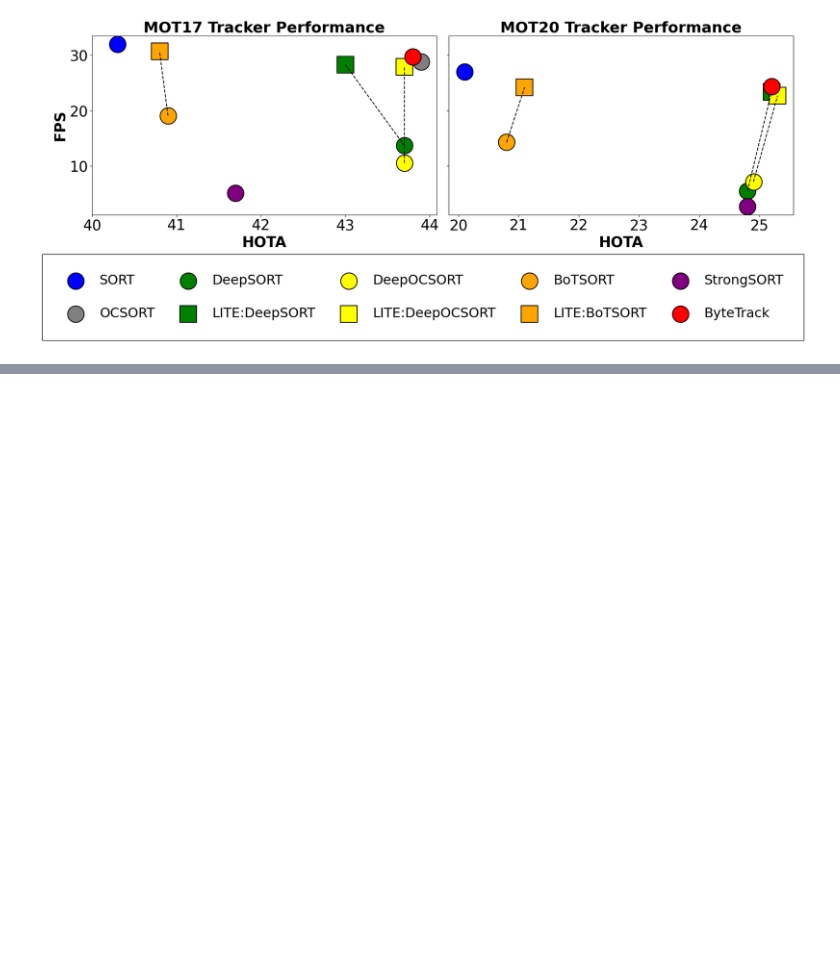
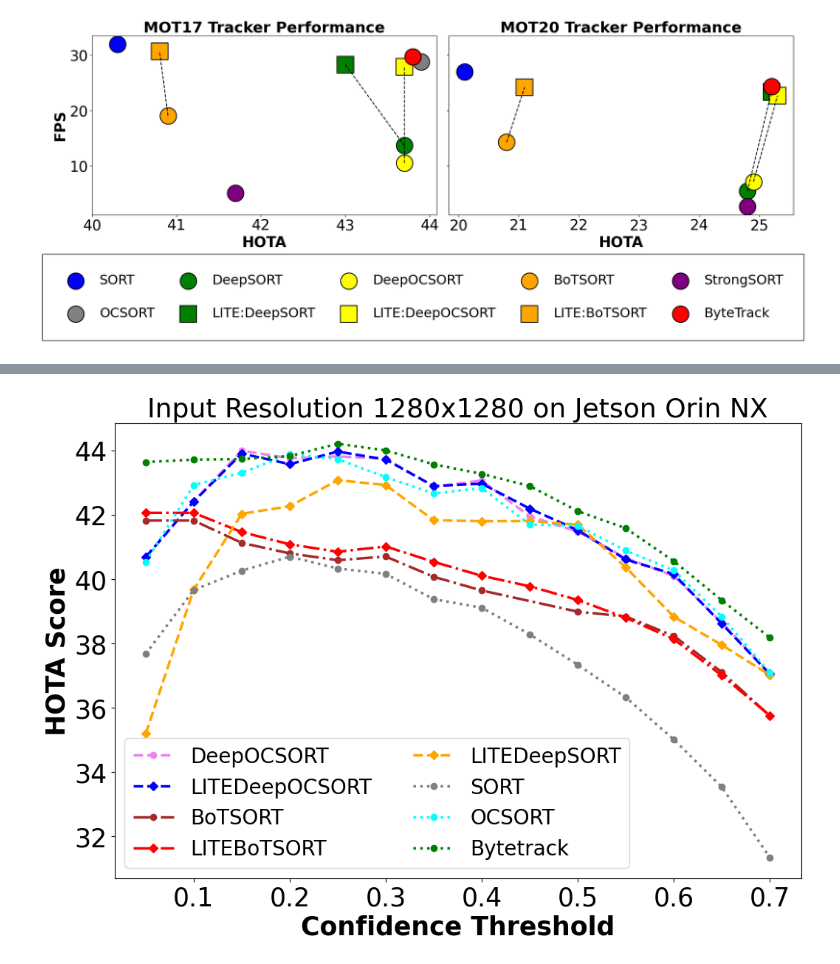
Before and after one commit to Jumabek/LITE, a Jupyter notebook: notebooks/visualize.ipynb, the cells around one changed output, grey strips where cells are left out. Drawn from its saved outputs; the diff is of its cells as text; code cells hidden in the pictures; blank space fills up the shorter version.

Commit message:
merge visualize notebooks

```diff
--- a/notebooks/visualize.ipynb
+++ b/notebooks/visualize.ipynb
@@ -213,0 +216,94 @@ plt.show()
+# %%
+import os
+import re
+import matplotlib.pyplot as plt
+
+imgsz = 1280
+
+# Define the directory path
+base_dir = f'MOT17-train_{imgsz}_evaluated'
+
+# List of trackers with their line styles and colors
+tracker_styles = {
+    "DeepOCSORT": {"line_style": '--', "color": 'violet'},   # Purple
+    "LITEDeepOCSORT": {"line_style": '--', "color": 'b'},  # Orange
+    "BoTSORT": {"line_style": '-.', "color": 'brown'},          # Red
+    "LITEBoTSORT": {"line_style": '-.', "color": 'r'},   # Brown
+    "LITEDeepSORT": {"line_style": '--', "color": 'orange'},   # Gray
+    "SORT": {"line_style": ':', "color": 'gray'},               # Blue
+    "OCSORT": {"line_style": ':', "color": 'cyan'},        # Cyan
+    "Bytetrack": {"line_style": ':', "color": 'g'},        # Green
+    # "StrongSORT": {"line_style": ':', "color": 'magenta'}, # Magenta
+}
+
+# Dictionary to store confidence values and HOTA scores for each tracker
+tracker_data = {key: {"conf": [], "hota": []} for key in tracker_styles.keys()}
+
+# Loop through each folder in the base directory
+for folder in os.listdir(base_dir):
+    folder_path = os.path.join(base_dir, folder)
+
+    # Skip if not a directory
+    if not os.path.isdir(folder_path):
+        continue
+
+    # Check if the folder matches any of the tracker names
+    for tracker in tracker_styles.keys():
+        if re.match(rf'^{tracker}__input_{imgsz}__conf_\d+\.\d+$', folder):
+            # Extract confidence value from the folder name
+            match = re.search(r'conf_(\d+\.\d+)', folder)
+            if match:
+                conf = float(match.group(1))
+
+                # Path to pedestrian_summary.txt
+                summary_file = os.path.join(folder_path, 'pedestrian_summary.txt')
+
+                # Check if the file exists
+                if os.path.isfile(summary_file):
+                    # Read the file and get the HOTA value
+                    with open(summary_file, 'r') as f:
+                        f.readline()  # Skip the header line
+                        line = f.readline().strip()  # Read the values line
+
+                        # Split the line by spaces and take the first value as HOTA
+                        try:
+                            hota = float(line.split()[0])
+                            # Append confidence and HOTA to the tracker's lists
+                            tracker_data[tracker]["conf"].append(conf)
+                            tracker_data[tracker]["hota"].append(hota)
+                        except ValueError as e:
+                            print(f"Error reading HOTA in {summary_file}: {e}")
+            break  # Stop checking other trackers if a match is found
+
+# Plot HOTA vs. Confidence for all trackers in one plot
+plt.figure(figsize=(12, 8))
+
+# Plot each tracker with its specified line style and color
+for tracker, data in tracker_data.items():
+    if data["conf"] and data["hota"]:  # Check if there's data to plot
+        # Sort data by confidence values
+        sorted_data = sorted(zip(data["conf"], data["hota"]))
+        conf_values, hota_values = zip(*sorted_data)
+
+        # Get line style and color from the tracker styles
+        line_style = tracker_styles[tracker]["line_style"]
+        color = tracker_styles[tracker]["color"]
+        if 'LITE' in tracker:
+            marker = 'D'
+        else:
+            marker = 'o'
+        plt.plot(conf_values, hota_values, marker=marker, linestyle=line_style, color=color, label=tracker, linewidth=2.5)
+        # plt.yticks([30, 31, 32, 33, 34, 35, 36, 37, 38, 39, 40, 41, 42])
+
+# Add labels, title, legend, and grid
+plt.xlabel('Confidence Threshold', fontsize=25, weight='bold')
+plt.ylabel('HOTA Score', fontsize=25, weight='bold')
+plt.xticks(fontsize=25)  # Adjust x-axis font size
+plt.yticks(fontsize=25)  # Adjust y-axis font size
+plt.title(f'Input Resolution {imgsz}x{imgsz} on Jetson Orin NX', fontsize=26)
+plt.legend(fontsize=20, ncol=2)
+# save the plot
+plt.savefig(f'hota_vs_conf_input_{imgsz}_MOT17.png')
+plt.show()
+# %% [output]
+[figure, added]
```
Also changed, not shown: parts of 6 cells of this notebook, 1 other file.
